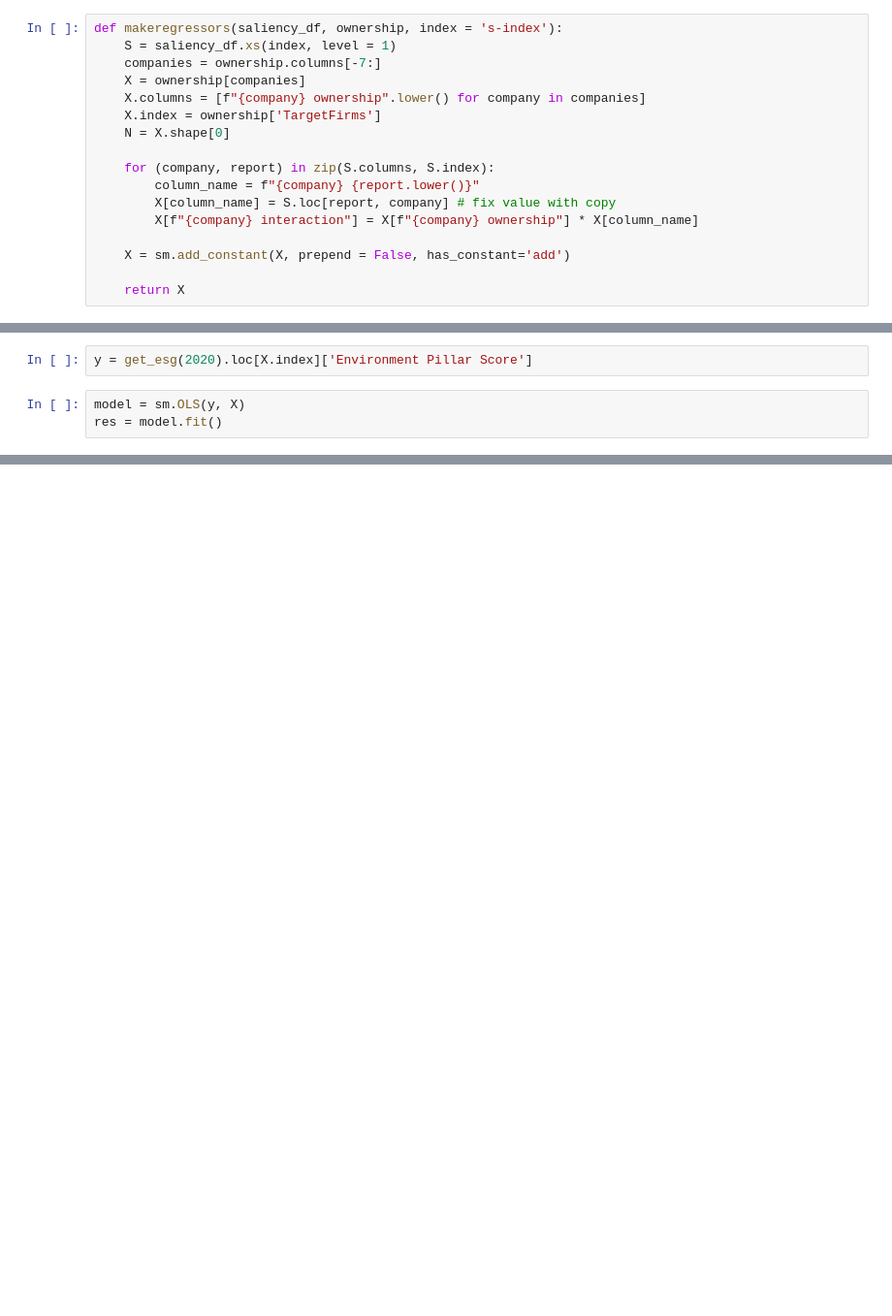
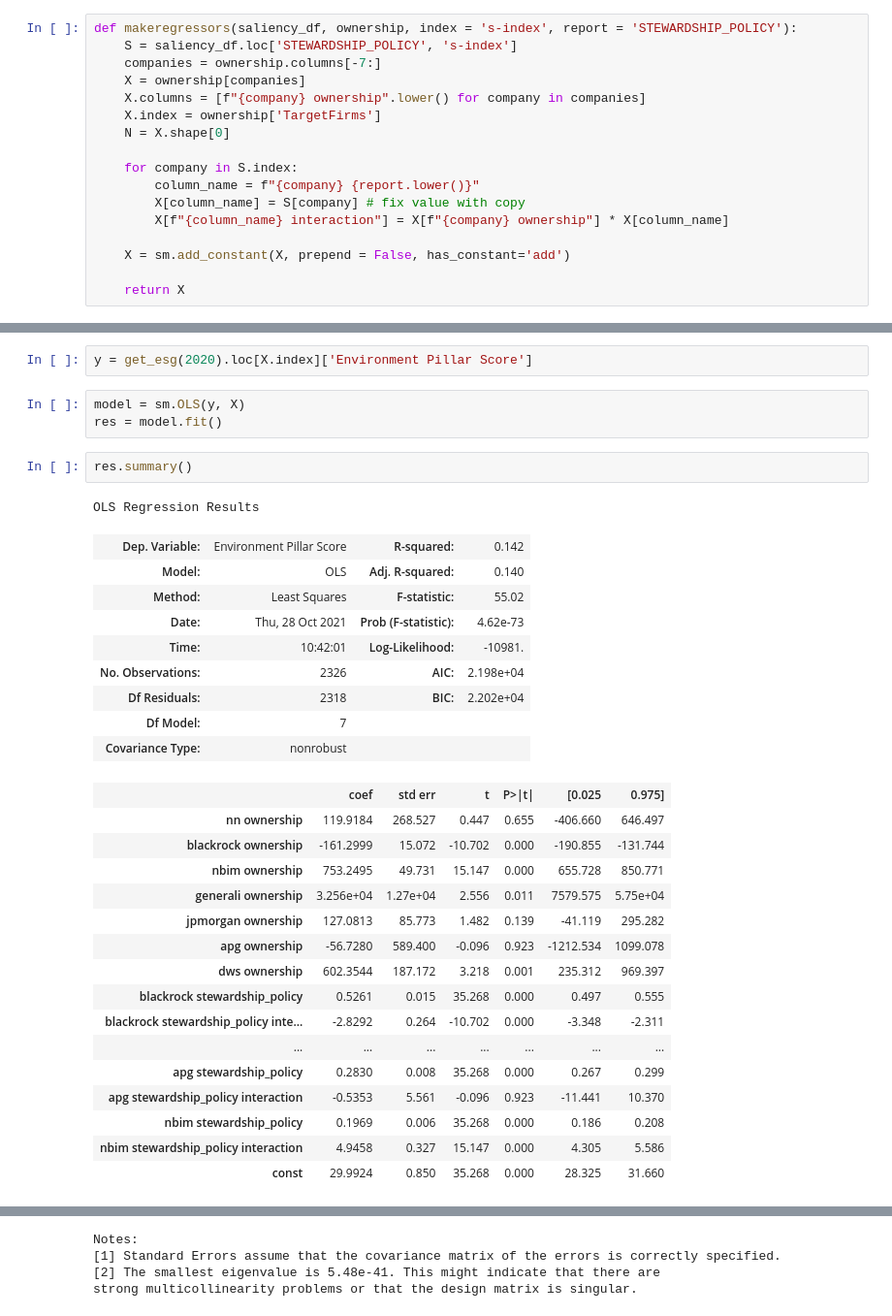
Before and after one commit to NoFishLikeIan/nlp-financial-env, a Jupyter notebook: ownership/analysis.ipynb, the cells around one changed output, grey strips where cells are left out. Shown at 97% size. Saved outputs shown, nothing was run; the diff lists cells and outputs as text; blank space fills up the shorter version.

Commit message:
🦫 better interaction term

```diff
--- a/ownership/analysis.ipynb
+++ b/ownership/analysis.ipynb
@@ -64,18 +66,18 @@ plt.show()
 # %%
 saliency_df = pd.read_csv(saliency_path, index_col = [0, 1])
 # %%
-def makeregressors(saliency_df, ownership, index = 's-index'):
-    S = saliency_df.xs(index, level = 1)
+def makeregressors(saliency_df, ownership, index = 's-index', report = 'STEWARDSHIP_POLICY'):
+    S = saliency_df.loc['STEWARDSHIP_POLICY', 's-index']
     companies = ownership.columns[-7:]
     X = ownership[companies]
     X.columns = [f"{company} ownership".lower() for company in companies]
     X.index = ownership['TargetFirms']
     N = X.shape[0]
 
-    for (company, report) in zip(S.columns, S.index):
+    for company in S.index:
         column_name = f"{company} {report.lower()}"
-        X[column_name] = S.loc[report, company] # fix value with copy
-        X[f"{company} interaction"] = X[f"{company} ownership"] * X[column_name]
+        X[column_name] = S[company] # fix value with copy
+        X[f"{column_name} interaction"] = X[f"{company} ownership"] * X[column_name]
 
     X = sm.add_constant(X, prepend = False, has_constant='add')
 
@@ -93,3 +95,32 @@ y = get_esg(2020).loc[X.index]['Environment Pillar Score']
 # %%
 model = sm.OLS(y, X)
 res = model.fit()
+# %%
+res.summary()
+# %% [output]
+OLS Regression Results
+| Dep. Variable: | Environment Pillar Score | R-squared: | 0.142 |
+| Model: | OLS | Adj. R-squared: | 0.140 |
+| Method: | Least Squares | F-statistic: | 55.02 |
+| Date: | Thu, 28 Oct 2021 | Prob (F-statistic): | 4.62e-73 |
+| Time: | 10:42:01 | Log-Likelihood: | -10981. |
+| No. Observations: | 2326 | AIC: | 2.198e+04 |
+| Df Residuals: | 2318 | BIC: | 2.202e+04 |
+| Df Model: | 7 |  |  |
+| Covariance Type: | nonrobust |  |  |
+|  | coef | std err | t | P>|t| | [0.025 | 0.975] |
+| nn ownership | 119.9184 | 268.527 | 0.447 | 0.655 | -406.660 | 646.497 |
+| blackrock ownership | -161.2999 | 15.072 | -10.702 | 0.000 | -190.855 | -131.744 |
+| nbim ownership | 753.2495 | 49.731 | 15.147 | 0.000 | 655.728 | 850.771 |
+| generali ownership | 3.256e+04 | 1.27e+04 | 2.556 | 0.011 | 7579.575 | 5.75e+04 |
+| jpmorgan ownership | 127.0813 | 85.773 | 1.482 | 0.139 | -41.119 | 295.282 |
+| apg ownership | -56.7280 | 589.400 | -0.096 | 0.923 | -1212.534 | 1099.078 |
+| dws ownership | 602.3544 | 187.172 | 3.218 | 0.001 | 235.312 | 969.397 |
+| blackrock stewardship_policy | 0.5261 | 0.015 | 35.268 | 0.000 | 0.497 | 0.555 |
+| blackrock stewardship_policy inte... | -2.8292 | 0.264 | -10.702 | 0.000 | -3.348 | -2.311 |
+| ... | ... | ... | ... | ... | ... | ... |
+| apg stewardship_policy | 0.2830 | 0.008 | 35.268 | 0.000 | 0.267 | 0.299 |
+| apg stewardship_policy interaction | -0.5353 | 5.561 | -0.096 | 0.923 | -11.441 | 10.370 |
+| nbim stewardship_policy | 0.1969 | 0.006 | 35.268 | 0.000 | 0.186 | 0.208 |
+| nbim stewardship_policy interaction | 4.9458 | 0.327 | 15.147 | 0.000 | 4.305 | 5.586 |
+| const | 29.9924 | 0.850 | 35.268 | 0.000 | 28.325 | 31.660 |
@@ -96,3 +131,7 @@ res = model.fit()
+Notes:
+[1] Standard Errors assume that the covariance matrix of the errors is correctly specified.
+[2] The smallest eigenvalue is 5.48e-41. This might indicate that there are
+strong multicollinearity problems or that the design matrix is singular.
 # %%
 print(res.summary().as_latex())
 # %% [output]
```
Also changed, not shown: parts of 4 cells of this notebook, 1 other file.
